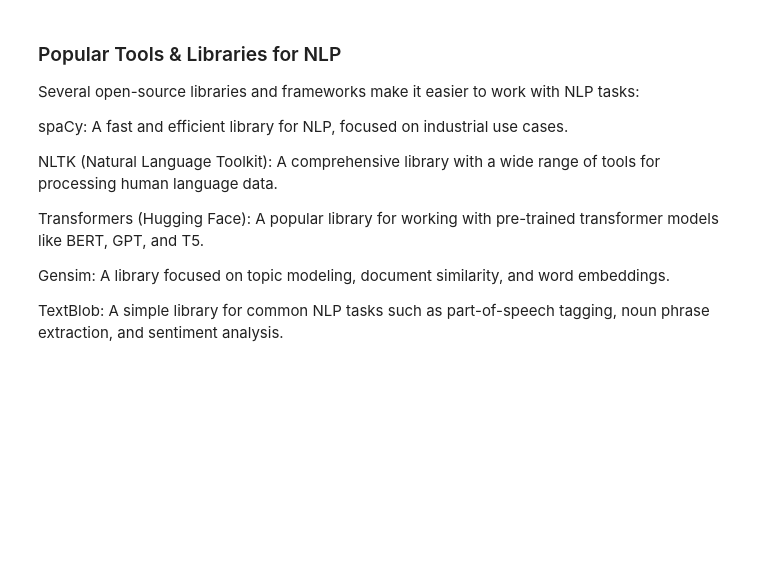
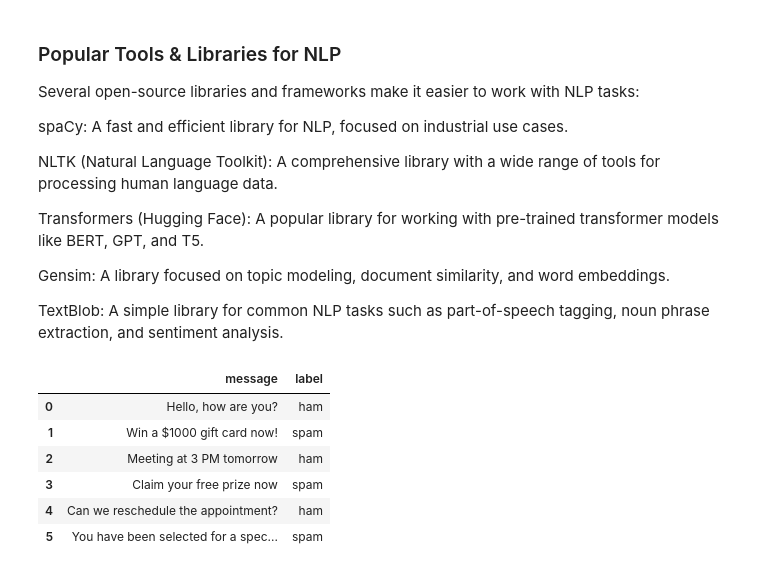
Before and after one commit to AninFreddy01/scalework_repo, a Jupyter notebook: tutorial_assignments/NLP.ipynb, the cells around one changed output. Cells and saved outputs as stored; diff of their text form; code cells hidden in the pictures; blank space fills up the shorter version.

Commit message:
spam and ham classification

```diff
--- a/tutorial_assignments/NLP.ipynb
+++ b/tutorial_assignments/NLP.ipynb
@@ -114,3 +114,15 @@ Gensim: A library focused on topic modeling, document similarity, and word embed
 
 
 TextBlob: A simple library for common NLP tasks such as part-of-speech tagging, noun phrase extraction, and sentiment analysis.
+# %%
+data = {
+    'message': [
+        "Hello, how are you?",
+        "Win a $1000 gift card now!",
+        "Meeting at 3 PM tomorrow",
+        "Claim your free prize now",
+        "Can we reschedule the appointment?",
+        "You have been selected for a special offer"
+    ],
+    'label': ['ham', 'spam', 'ham', 'spam', 'ham', 'spam']
+}
@@ -116,0 +142,11 @@ TextBlob: A simple library for common NLP tasks such as part-of-speech tagging,
+# %%
+df = pd.DataFrame(data)
+df
+# %% [output]
+|  | message | label |
+| 0 | Hello, how are you? | ham |
+| 1 | Win a $1000 gift card now! | spam |
+| 2 | Meeting at 3 PM tomorrow | ham |
+| 3 | Claim your free prize now | spam |
+| 4 | Can we reschedule the appointment? | ham |
+| 5 | You have been selected for a spec... | spam |
```
Also changed, not shown: parts of 14 cells of this notebook.
